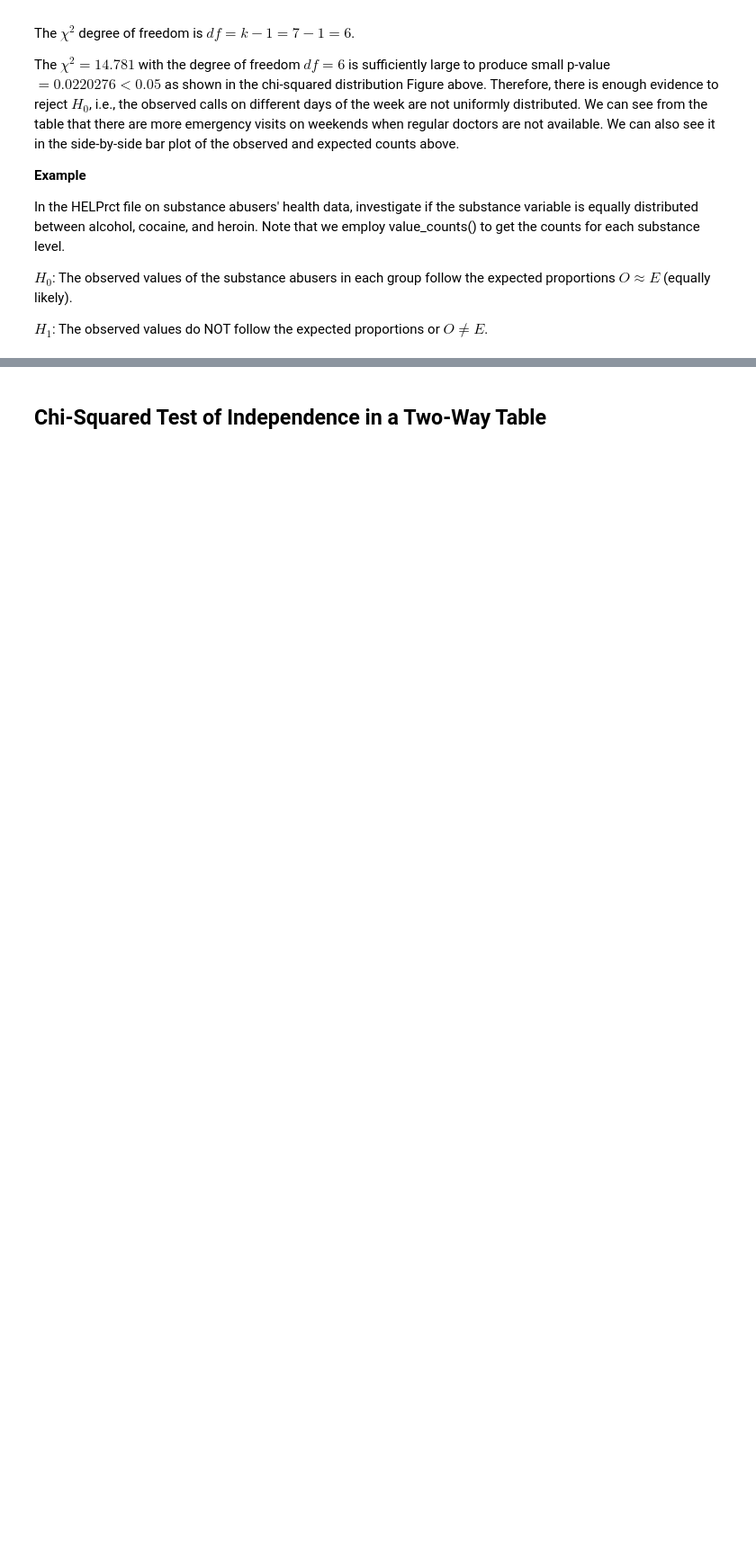
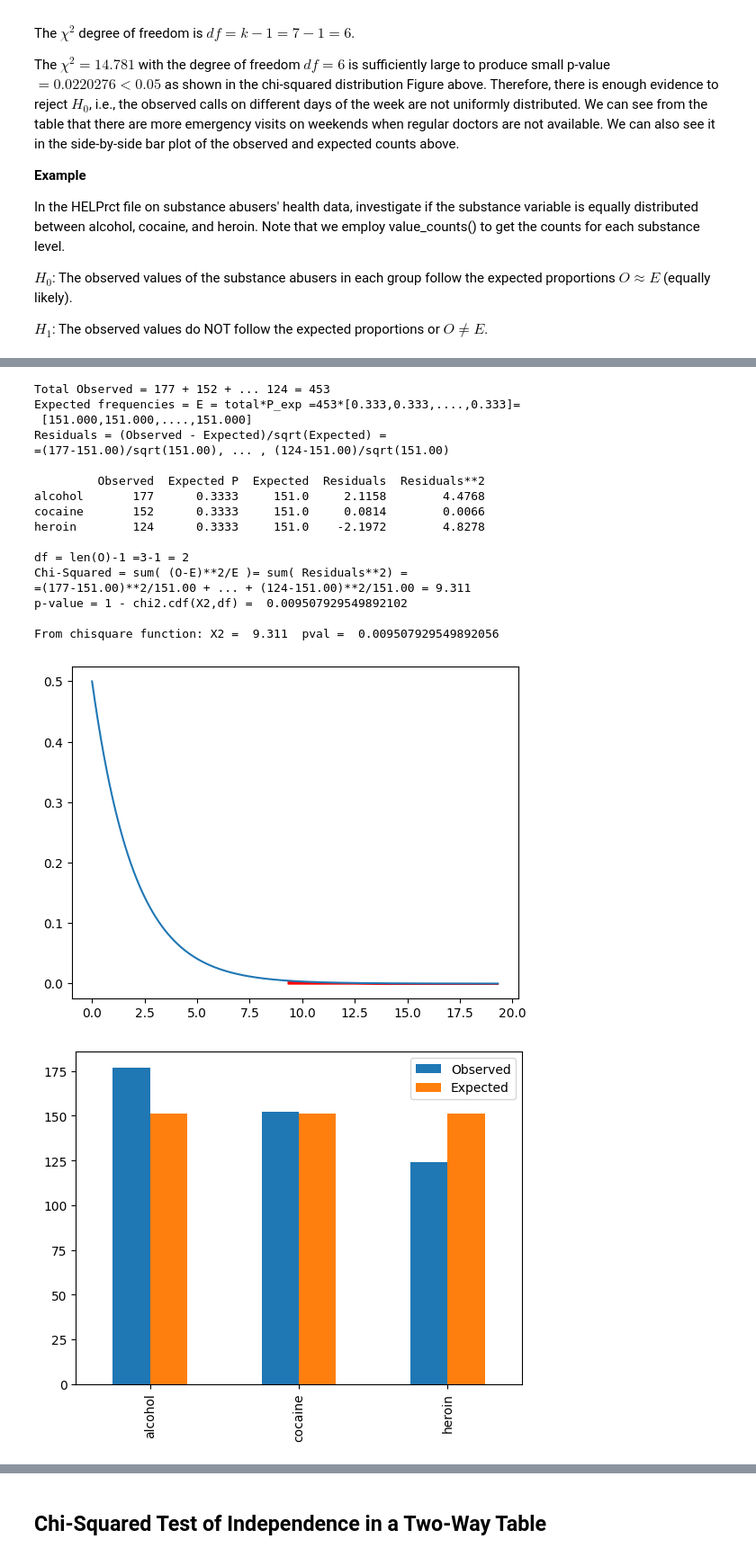
Before and after one commit to rezahabibi96/GitBook, a Jupyter notebook: books/applied-statistics-with-python/ch-6.ipynb, the cells around one changed output, grey strips where cells are left out. Shown at 90% size. Drawn from its saved outputs; the diff is of its cells as text; code cells hidden in the pictures; blank space fills up the shorter version.

```diff
--- a/books/applied-statistics-with-python/ch-6.ipynb
+++ b/books/applied-statistics-with-python/ch-6.ipynb
@@ -106,3 +228,25 @@ $H_1$: The observed values do NOT follow the expected proportions or $O \ne E$.
+# %%
+GoodnessFit(Observed=[177,152,124], BinNames=['alcohol','cocaine','heroin'], Pexpect=[1/3,1/3,1/3])
+# %% [output]
+Total Observed = 177 + 152 + ... 124 = 453
+Expected frequencies = E = total*P_exp =453*[0.333,0.333,....,0.333]=
+ [151.000,151.000,....,151.000]
+Residuals = (Observed - Expected)/sqrt(Expected) =
+=(177-151.00)/sqrt(151.00), ... , (124-151.00)/sqrt(151.00)
+
+         Observed  Expected P  Expected  Residuals  Residuals**2
+alcohol       177      0.3333     151.0     2.1158        4.4768
+cocaine       152      0.3333     151.0     0.0814        0.0066
+heroin        124      0.3333     151.0    -2.1972        4.8278
+
+df = len(O)-1 =3-1 = 2
+Chi-Squared = sum( (O-E)**2/E )= sum( Residuals**2) =
+=(177-151.00)**2/151.00 + ... + (124-151.00)**2/151.00 = 9.311
+p-value = 1 - chi2.cdf(X2,df) =  0.009507929549892102
+
+From chisquare function: X2 =  9.311  pval =  0.009507929549892056
+[figure, added]
+[figure, added]
 # %% [markdown]
 The observed values add up to $Total = 453$. If the observed values follow the expected proportions, $453 \cdot \frac{1}{3} = 151$ should be the expected count for each substance (none of them is below 5). The resulting test statistic $\chi^2$ is:
 
```
Also changed, not shown: parts of 18 cells of this notebook.
